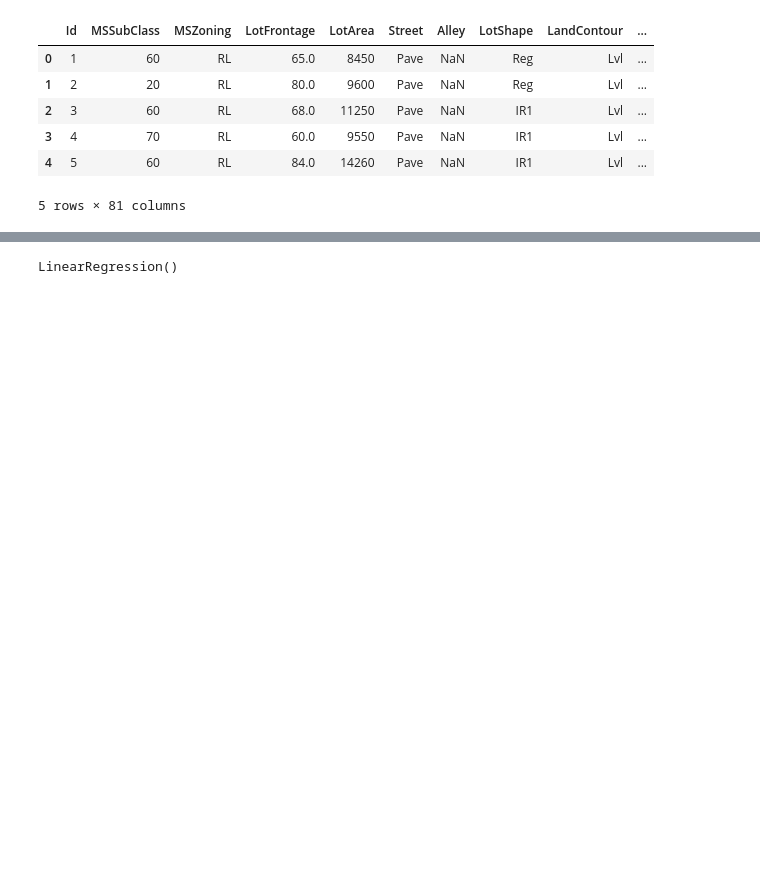
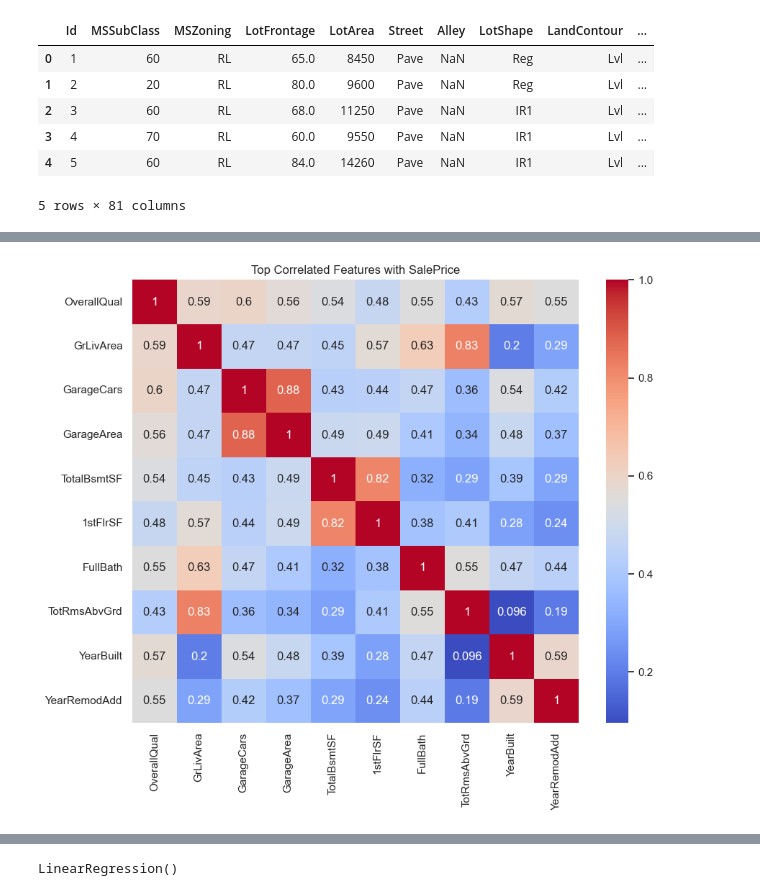
Before and after one commit to arslanrejepov/classical-machine-learning-models, a Jupyter notebook: regression/linear_regression.ipynb, the cells around one changed output, grey strips where cells are left out. Drawn from its saved outputs; the diff is of its cells as text; code cells hidden in the pictures; blank space fills up the shorter version.

```diff
--- a/regression/linear_regression.ipynb
+++ b/regression/linear_regression.ipynb
@@ -36,0 +91,5 @@ memory usage: 924.0+ KB
+# %%
+corr = df.corr(numeric_only=True)
+
+top_corr = corr["SalePrice"].sort_values(ascending=False)
+top_corr.head(15)
@@ -36,0 +113,14 @@ memory usage: 924.0+ KB
+# %%
+
+top_features = top_corr.index[1:11]
+
+plt.figure(figsize=(10,8))
+sns.heatmap(
+    df[top_features].corr(),
+    annot=True,
+    cmap="coolwarm"
+)
+plt.title("Top Correlated Features with SalePrice")
+plt.show()
+# %% [output]
+[figure, added]
```
Also changed, not shown: parts of 26 cells of this notebook, 1 other file.
